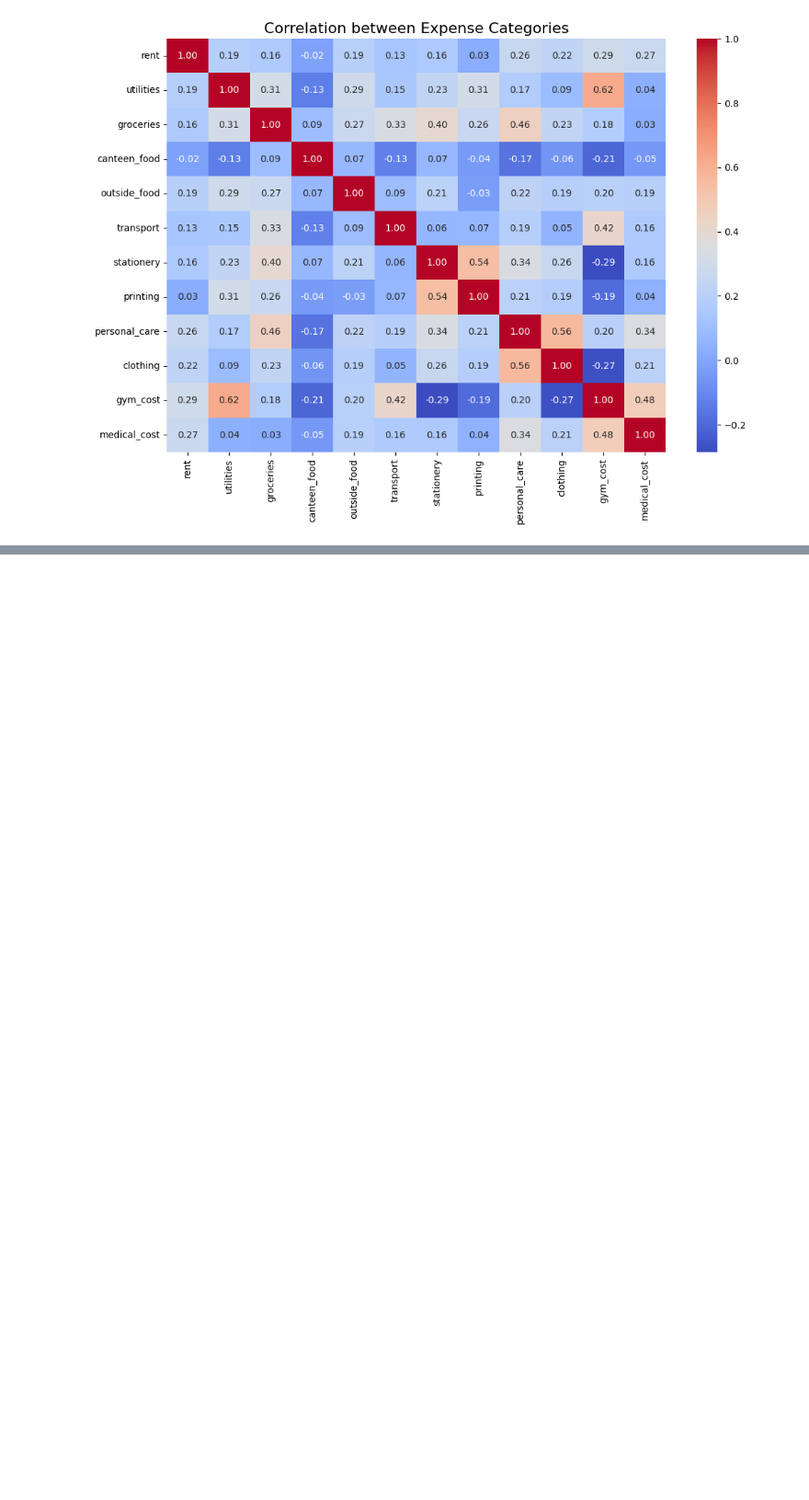
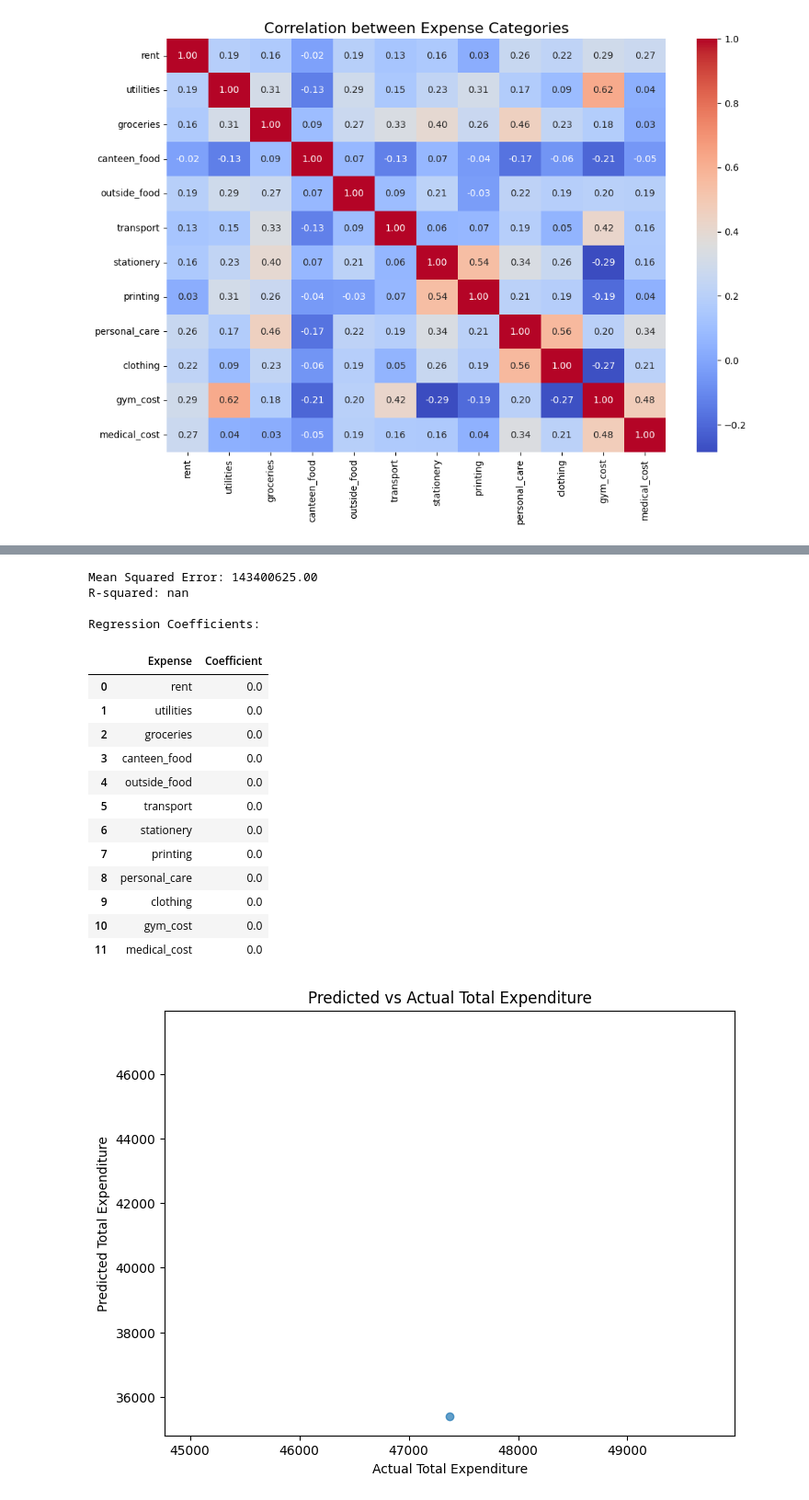
Before and after one commit to Pasindu115530/Static-Project, a Jupyter notebook: test.ipynb, the cells around one changed output, grey strips where cells are left out. Shown at 92% size. Saved outputs shown, nothing was run; the diff lists cells and outputs as text; code cells hidden in the pictures; blank space fills up the shorter version.

```diff
--- a/test.ipynb
+++ b/test.ipynb
@@ -612,0 +691,75 @@ Correlation matrix of expenses:
+# %%
+import pandas as pd
+import matplotlib.pyplot as plt
+from sklearn.model_selection import train_test_split
+from sklearn.linear_model import LinearRegression
+from sklearn.metrics import mean_squared_error, r2_score
+
+# Select numeric expense columns
+expense_cols_existing = [col for col in expense_cols if col in df.columns]
+
+# Ensure 'calculated_total' exists
+if "calculated_total" not in df.columns:
+    df["calculated_total"] = df[expense_cols_existing].sum(axis=1)
+
+# Features (X) = all individual expenses
+X = df[expense_cols_existing]
+
+# Target (y) = total expenditure
+y = df["calculated_total"]
+
+# Drop rows with missing values
+X = X.dropna()
+y = y[X.index]
+
+# Split into train and test sets
+X_train, X_test, y_train, y_test = train_test_split(X, y, test_size=0.2, random_state=42)
+
+# Train linear regression model
+model = LinearRegression()
+model.fit(X_train, y_train)
+
+# Predict on test set
+y_pred = model.predict(X_test)
+
+# Model evaluation
+mse = mean_squared_error(y_test, y_pred)
+r2 = r2_score(y_test, y_pred)
+print(f"Mean Squared Error: {mse:.2f}")
+print(f"R-squared: {r2:.2f}")
+
+# Show coefficients
+coefficients = pd.DataFrame({
+    "Expense": expense_cols_existing,
+    "Coefficient": model.coef_
+})
+print("\nRegression Coefficients:")
+display(coefficients)
+
+# Plot predicted vs actual
+plt.figure(figsize=(8,6))
+plt.scatter(y_test, y_pred, alpha=0.7)
+plt.plot([y_test.min(), y_test.max()], [y_test.min(), y_test.max()], 'r--', linewidth=2)
+plt.xlabel("Actual Total Expenditure")
+plt.ylabel("Predicted Total Expenditure")
+plt.title("Predicted vs Actual Total Expenditure")
+plt.show()
+# %% [output]
+Mean Squared Error: 143400625.00
+R-squared: nan
+
+Regression Coefficients:
+|  | Expense | Coefficient |
+| 0 | rent | 0.0 |
+| 1 | utilities | 0.0 |
+| 2 | groceries | 0.0 |
+| 3 | canteen_food | 0.0 |
+| 4 | outside_food | 0.0 |
+| 5 | transport | 0.0 |
+| 6 | stationery | 0.0 |
+| 7 | printing | 0.0 |
+| 8 | personal_care | 0.0 |
+| 9 | clothing | 0.0 |
+| 10 | gym_cost | 0.0 |
+| 11 | medical_cost | 0.0 |
+[figure, added]
```
Also changed, not shown: parts of 2 cells of this notebook.
